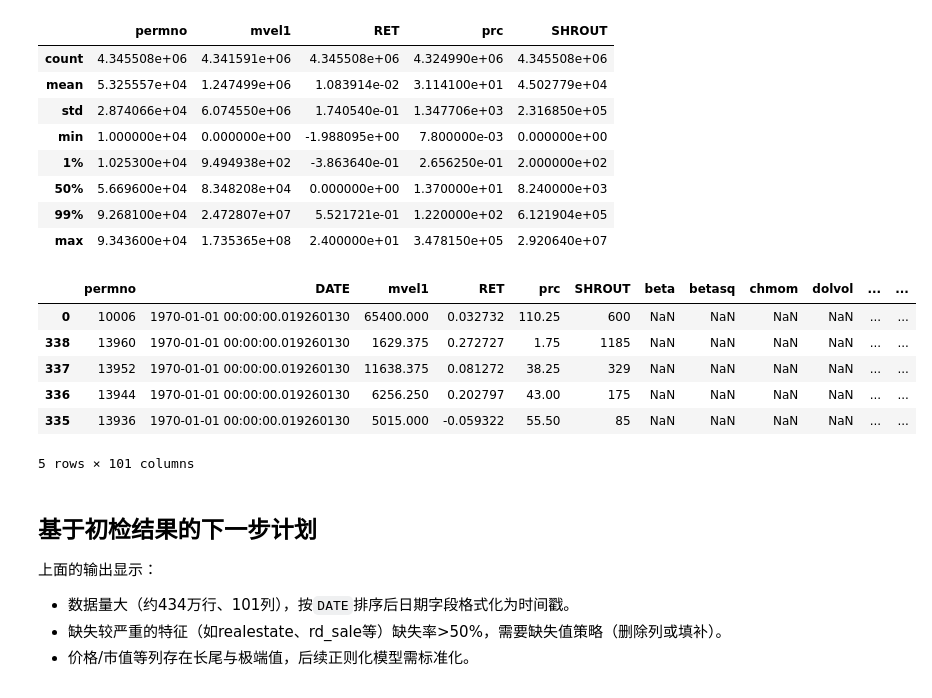
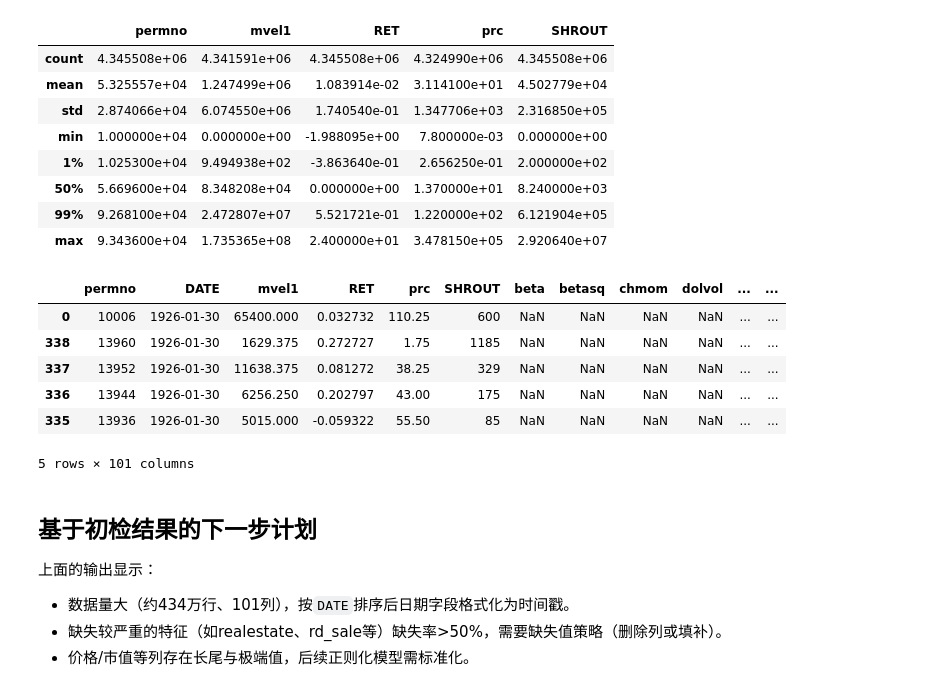
Before and after one commit to George-hardworking/machine-learning-for-finance, a Jupyter notebook: Assignment1/scripts/assignment1_kaibiao.ipynb, the cells around one changed output. Saved outputs shown, nothing was run; the diff lists cells and outputs as text; code cells hidden in the pictures.

```diff
--- a/Assignment1/scripts/assignment1_kaibiao.ipynb
+++ b/Assignment1/scripts/assignment1_kaibiao.ipynb
@@ -20,9 +20,9 @@ else:
 # 读取数据
 raw_df = pd.read_csv(data_path, low_memory=False)
 
-# 日期转换（若存在DATE列）
+# 日期转换（按YYYYMMDD解析字符串，避免被当作秒）
 if "DATE" in raw_df.columns:
-    raw_df["DATE"] = pd.to_datetime(raw_df["DATE"], errors="coerce")
+    raw_df["DATE"] = pd.to_datetime(raw_df["DATE"].astype(str), format="%Y%m%d", errors="coerce")
     raw_df = raw_df.sort_values("DATE")
 
 # 基础信息
@@ -55,33 +55,33 @@ display(raw_df.head())
 
 列名预览: ['permno', 'DATE', 'mvel1', 'RET', 'prc', 'SHROUT', 'beta', 'betasq', 'chmom', 'dolvol', 'idiovol', 'indmom', 'mom1m', 'mom6m', 'mom12m', 'mom36m', 'mve0', 'pricedelay', 'turn', 'absacc', 'acc', ...
 
 缺失率Top10:
  realestate    0.756666
 rd_sale       0.673821
 rd_mve        0.668240
 secured       0.637079
 stdcf         0.636829
 stdacc        0.636829
 roavol        0.531064
 orgcap        0.521404
 grltnoa       0.520301
 pchsaleinv    0.509615
 dtype: float64
 |  | permno | mvel1 | RET | prc | SHROUT |
 | count | 4.345508e+06 | 4.341591e+06 | 4.345508e+06 | 4.324990e+06 | 4.345508e+06 |
 | mean | 5.325557e+04 | 1.247499e+06 | 1.083914e-02 | 3.114100e+01 | 4.502779e+04 |
 | std | 2.874066e+04 | 6.074550e+06 | 1.740540e-01 | 1.347706e+03 | 2.316850e+05 |
 | min | 1.000000e+04 | 0.000000e+00 | -1.988095e+00 | 7.800000e-03 | 0.000000e+00 |
 | 1% | 1.025300e+04 | 9.494938e+02 | -3.863640e-01 | 2.656250e-01 | 2.000000e+02 |
 | 50% | 5.669600e+04 | 8.348208e+04 | 0.000000e+00 | 1.370000e+01 | 8.240000e+03 |
 | 99% | 9.268100e+04 | 2.472807e+07 | 5.521721e-01 | 1.220000e+02 | 6.121904e+05 |
 | max | 9.343600e+04 | 1.735365e+08 | 2.400000e+01 | 3.478150e+05 | 2.920640e+07 |
 |  | permno | DATE | mvel1 | RET | prc | SHROUT | beta | betasq | chmom | dolvol | ... | ... |
-| 0 | 10006 | 1970-01-01 00:00:00.019260130 | 65400.000 | 0.032732 | 110.25 | 600 | NaN | NaN | NaN | NaN | ... | ... |
-| 338 | 13960 | 1970-01-01 00:00:00.019260130 | 1629.375 | 0.272727 | 1.75 | 1185 | NaN | NaN | NaN | NaN | ... | ... |
-| 337 | 13952 | 1970-01-01 00:00:00.019260130 | 11638.375 | 0.081272 | 38.25 | 329 | NaN | NaN | NaN | NaN | ... | ... |
-| 336 | 13944 | 1970-01-01 00:00:00.019260130 | 6256.250 | 0.202797 | 43.00 | 175 | NaN | NaN | NaN | NaN | ... | ... |
-| 335 | 13936 | 1970-01-01 00:00:00.019260130 | 5015.000 | -0.059322 | 55.50 | 85 | NaN | NaN | NaN | NaN | ... | ... |
+| 0 | 10006 | 1926-01-30 | 65400.000 | 0.032732 | 110.25 | 600 | NaN | NaN | NaN | NaN | ... | ... |
+| 338 | 13960 | 1926-01-30 | 1629.375 | 0.272727 | 1.75 | 1185 | NaN | NaN | NaN | NaN | ... | ... |
+| 337 | 13952 | 1926-01-30 | 11638.375 | 0.081272 | 38.25 | 329 | NaN | NaN | NaN | NaN | ... | ... |
+| 336 | 13944 | 1926-01-30 | 6256.250 | 0.202797 | 43.00 | 175 | NaN | NaN | NaN | NaN | ... | ... |
+| 335 | 13936 | 1926-01-30 | 5015.000 | -0.059322 | 55.50 | 85 | NaN | NaN | NaN | NaN | ... | ... |
 5 rows × 101 columns
 # %% [markdown]
 ## 基于初检结果的下一步计划
```
Also changed, not shown: parts of 4 cells of this notebook.
